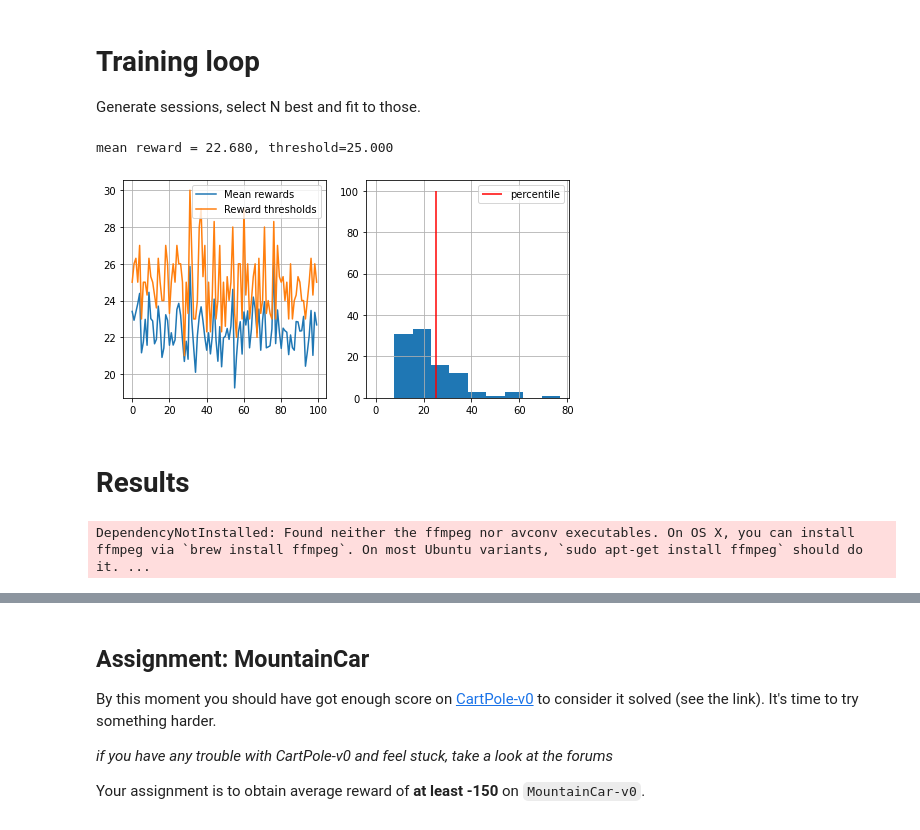
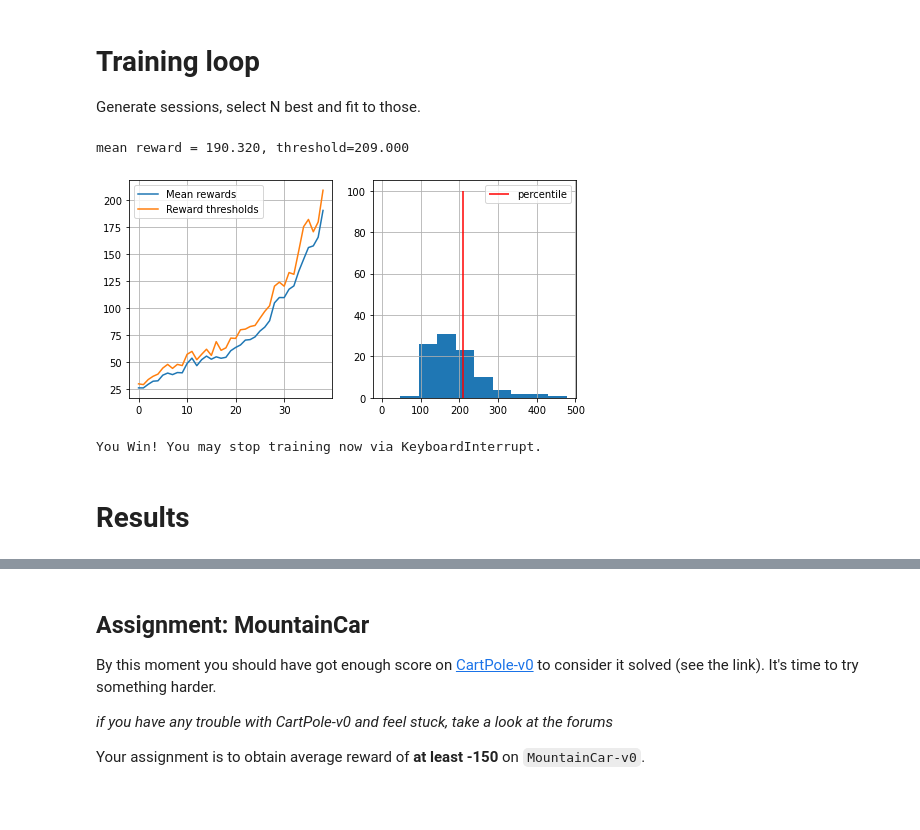
Before and after one commit to bjpublic/Reinforcement_learning, a Jupyter notebook: Practical_RL_solution/deep_crossentropy_method_1st_week.ipynb, the cells around one changed output, grey strips where cells are left out. Drawn from its saved outputs; the diff is of its cells as text; code cells hidden in the pictures.

```diff
--- a/Practical_RL_solution/deep_crossentropy_method_1st_week.ipynb
+++ b/Practical_RL_solution/deep_crossentropy_method_1st_week.ipynb
@@ -65,15 +65,12 @@ def generate_session(env, agent, t_max=1000):
     for t in range(t_max):
 
         # use agent to predict a vector of action probabilities for state :s:
-
-        #s = s.reshape(1,-1)
-
-        probs = agent.predict_proba(s.reshape((1,-1))).reshape(-1,) #<YOUR CODE>
+        probs = agent.predict_proba([s])[0] #<YOUR CODE>
         assert probs.shape == (env.action_space.n,), "make sure probabilities are a vector (hint: np.reshape)"
 
         # use the probabilities you predicted to pick an action
         # sample proportionally to the probabilities, don't just take the most likely action
-        a = np.squeeze(np.argwhere(probs==np.random.choice(probs))) #<YOUR CODE>
+        a = np.random.choice(n_actions,size=1,p=probs)[0] #<YOUR CODE>
         # ^-- hint: try np.random.choice
 
         new_s, r, done, info = env.step(a)
@@ -123,26 +120,14 @@ def select_elites(states_batch, actions_batch, rewards_batch, percentile=50):
     """
 
     #<YOUR CODE: copy-paste your implementation from the previous notebook>
-    #reward_threshold = <YOUR CODE: compute minimum reward for elite sessions. Hint: use np.percentile()>
-    reward_threshold = np.percentile(rewards_batch,percentile)
+    reward_threshold = np.percentile(rewards_batch,percentile,keepdims=True) # <YOUR CODE: compute minimum reward for elite sessions. Hint: use np.percentile()>
 
-    #elite_states = <YOUR CODE>
-    #elite_actions = <YOUR CODE>
-    idx = np.argwhere(rewards_batch>=reward_threshold)
-    states = np.array(states_batch)[idx].squeeze().tolist()
-    actions = np.array(actions_batch)[idx].squeeze().tolist()
-    elite_states,elite_actions = [],[]
-    if isinstance(states[0],list):
-        for s in states:
-            elite_states.extend(s)
-    else:
-        elite_states.extend(states)
-    if isinstance(actions[0],list):
-        for a in actions:
-            elite_actions.extend(a)
-    else:
-        elite_actions.extend(actions)
-
+    elite_states = [] # <YOUR CODE>
+    elite_actions = [] # <YOUR CODE>
+    for idx,reward in enumerate(rewards_batch):
+        if reward >= reward_threshold:
+            elite_states.extend(states_batch[idx])
+            elite_actions.extend(actions_batch[idx])
     return elite_states, elite_actions
 # %% [markdown]
 # Training loop
@@ -180,27 +165,29 @@ def show_progress(rewards_batch, log, percentile, reward_range=[-990, +10]):
 # %%
 n_sessions = 100
 percentile = 70
 log = []
 
 for i in range(100):
     # generate new sessions
     sessions = [ generate_session(env,agent) for _ in range(n_sessions) ] #<YOUR CODE: generate a list of n_sessions new sessions>
 
     states_batch, actions_batch, rewards_batch = map(np.array, zip(*sessions))
 
     elite_states, elite_actions = select_elites(states_batch, actions_batch, rewards_batch, percentile) #<YOUR CODE: select elite actions just like before>
 
     #print(np.array(elite_actions).shape)
     #<YOUR CODE: partial_fit agent to predict elite_actions(y) from elite_states(X)>
     agent.partial_fit(np.array(elite_states),np.array(elite_actions))
 
     show_progress(rewards_batch, log, percentile, reward_range=[0, np.max(rewards_batch)])
 
     if np.mean(rewards_batch) > 190:
         print("You Win! You may stop training now via KeyboardInterrupt.")
+        break # optional
 # %% [output]
-mean reward = 22.680, threshold=25.000
+mean reward = 190.320, threshold=209.000
-[figure, old version]
+[figure, new version]
+You Win! You may stop training now via KeyboardInterrupt.
 # %% [markdown]
 # Results
 # %%
@@ -210,8 +197,6 @@ import gym.wrappers
 
 with gym.wrappers.Monitor(gym.make("CartPole-v0"), directory="videos", force=True) as env_monitor:
     sessions = [generate_session(env_monitor, agent) for _ in range(100)]
-# %% [output]
-DependencyNotInstalled: Found neither the ffmpeg nor avconv executables. On OS X, you can install ffmpeg via `brew install ffmpeg`. On most Ubuntu variants, `sudo apt-get install ffmpeg` should do it. ...
 # %%
 # Show video. This may not work in some setups. If it doesn't
 # work for you, you can download the videos and view them locally.
```
Also changed, not shown: parts of 7 cells of this notebook, 16 other files.
